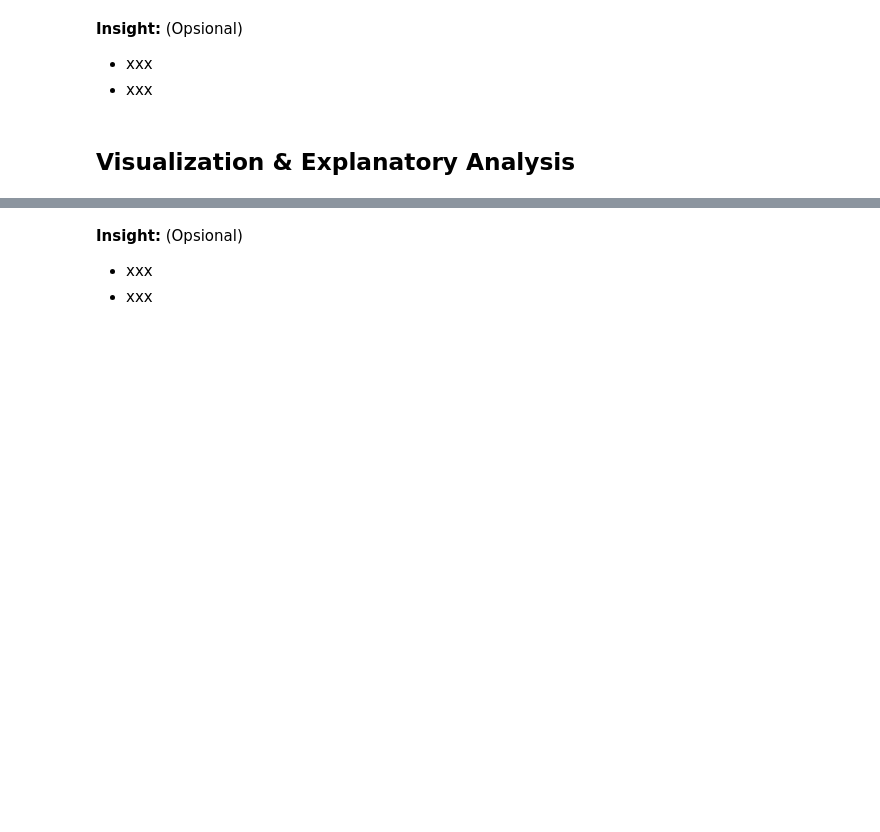
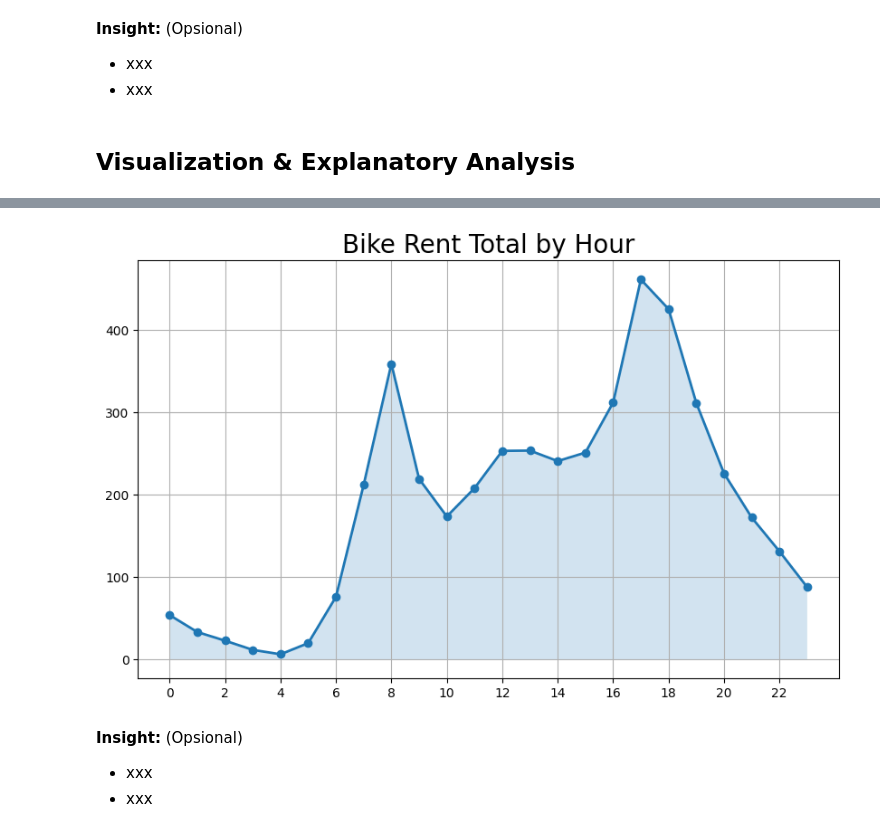
Before and after one commit to rajasmdra/bike-sharing-analysis, a Jupyter notebook: Proyek_Analisis_Data.ipynb, the cells around one changed output, grey strips where cells are left out. Cells and saved outputs as stored; diff of their text form; code cells hidden in the pictures; blank space fills up the shorter version.

```diff
--- a/Proyek_Analisis_Data.ipynb
+++ b/Proyek_Analisis_Data.ipynb
@@ -354,3 +412,23 @@ memory usage: 2.3+ MB
+# %%
+rent_by_hour_df = hour_df.groupby(by='hr').cnt.mean().reset_index()
+# %%
+plt.figure(figsize=(10, 6))
+ax =plt.plot(
+    rent_by_hour_df['hr'],
+    rent_by_hour_df['cnt'],
+    marker='o',
+    linewidth=2,
+)
+plt.xlabel(None)
+plt.ylabel(None)
+plt.fill_between(rent_by_hour_df['hr'], rent_by_hour_df['cnt'], alpha=0.2)
+plt.title("Bike Rent Total by Hour", loc='center', fontsize=20)
+plt.ticklabel_format(style='plain', axis='y')
+plt.xticks(np.arange(0, 24, step=2))
+plt.grid()
+plt.show()
+# %% [output]
+[figure, added]
 # %% [markdown]
 **Insight:** (Opsional)
 - xxx
```
Also changed, not shown: parts of 10 cells of this notebook.
